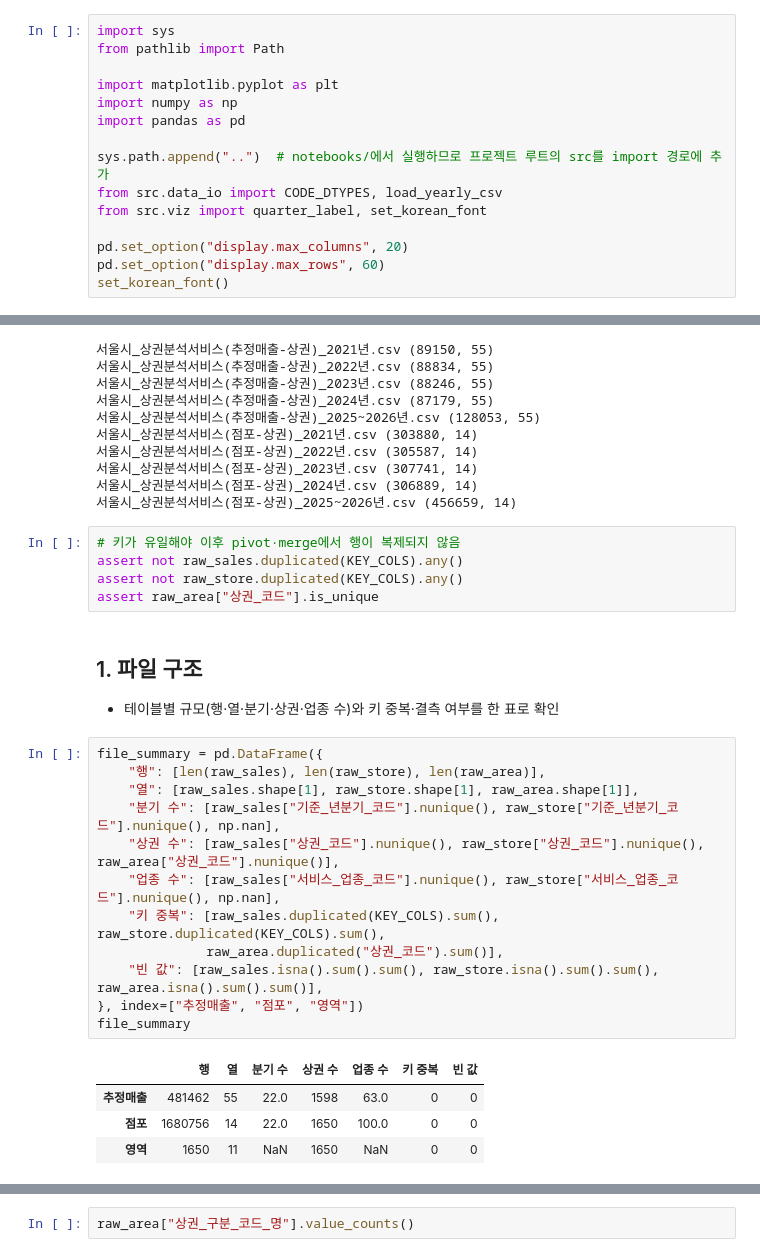
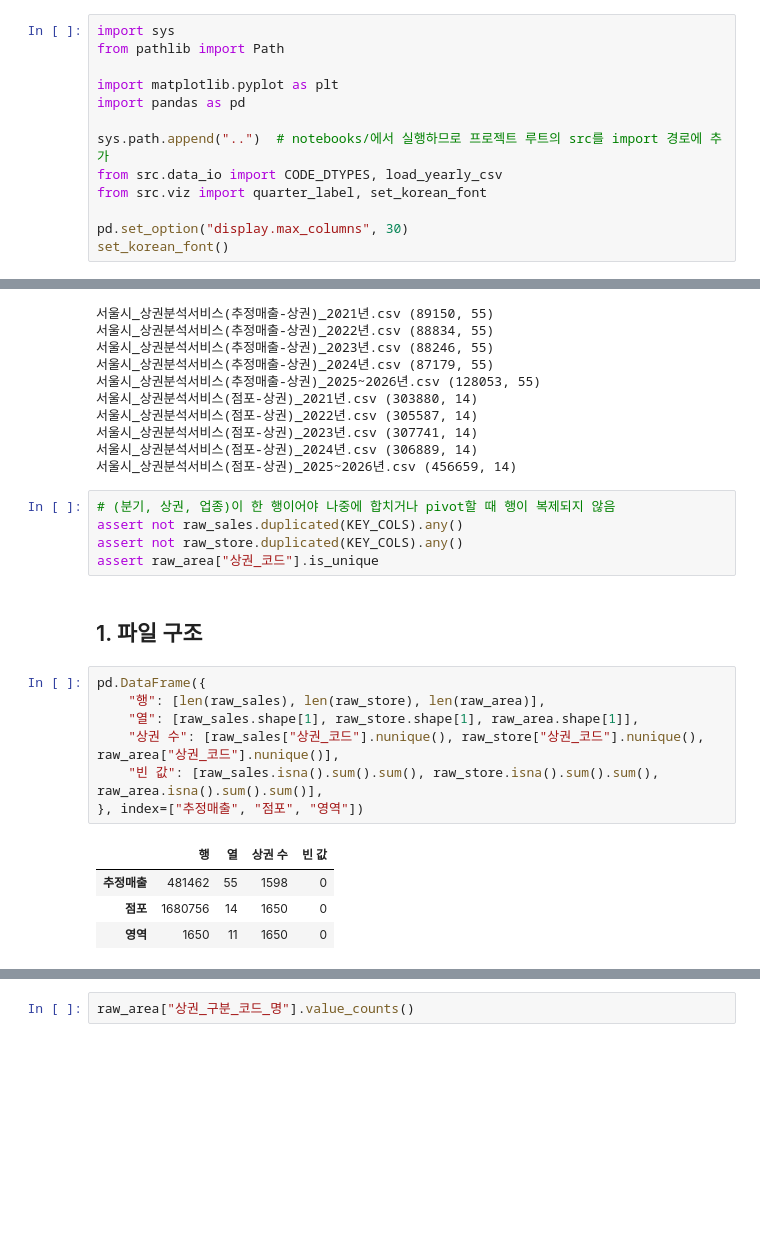
Before and after one commit to baebokchii/seoul-cafe-location-analysis, a Jupyter notebook: notebooks/01_데이터파악.ipynb, the cells around one changed output, grey strips where cells are left out. Saved outputs shown, nothing was run; the diff lists cells and outputs as text; blank space fills up the shorter version.

```diff
--- a/notebooks/01_데이터파악.ipynb
+++ b/notebooks/01_데이터파악.ipynb
@@ -22,15 +16,13 @@ import sys
 from pathlib import Path
 
 import matplotlib.pyplot as plt
-import numpy as np
 import pandas as pd
 
 sys.path.append("..")  # notebooks/에서 실행하므로 프로젝트 루트의 src를 import 경로에 추가
 from src.data_io import CODE_DTYPES, load_yearly_csv
 from src.viz import quarter_label, set_korean_font
 
-pd.set_option("display.max_columns", 20)
-pd.set_option("display.max_rows", 60)
+pd.set_option("display.max_columns", 30)
 set_korean_font()
 # %%
 RAW_DIR = Path("../data/raw")
@@ -69,28 +56,21 @@ raw_area = pd.read_csv(RAW_DIR / AREA_FILE, encoding="cp949", dtype=CODE_DTYPES)
 서울시_상권분석서비스(점포-상권)_2024년.csv (306889, 14)
 서울시_상권분석서비스(점포-상권)_2025~2026년.csv (456659, 14)
 # %%
-# 키가 유일해야 이후 pivot·merge에서 행이 복제되지 않음
+# (분기, 상권, 업종)이 한 행이어야 나중에 합치거나 pivot할 때 행이 복제되지 않음
 assert not raw_sales.duplicated(KEY_COLS).any()
 assert not raw_store.duplicated(KEY_COLS).any()
 assert raw_area["상권_코드"].is_unique
-# %% [markdown]
-## 1. 파일 구조
-
-- 테이블별 규모(행·열·분기·상권·업종 수)와 키 중복·결측 여부를 한 표로 확인
+# %% [markdown]
+## 1. 파일 구조
 # %%
-file_summary = pd.DataFrame({
+pd.DataFrame({
     "행": [len(raw_sales), len(raw_store), len(raw_area)],
     "열": [raw_sales.shape[1], raw_store.shape[1], raw_area.shape[1]],
-    "분기 수": [raw_sales["기준_년분기_코드"].nunique(), raw_store["기준_년분기_코드"].nunique(), np.nan],
     "상권 수": [raw_sales["상권_코드"].nunique(), raw_store["상권_코드"].nunique(), raw_area["상권_코드"].nunique()],
-    "업종 수": [raw_sales["서비스_업종_코드"].nunique(), raw_store["서비스_업종_코드"].nunique(), np.nan],
-    "키 중복": [raw_sales.duplicated(KEY_COLS).sum(), raw_store.duplicated(KEY_COLS).sum(),
-              raw_area.duplicated("상권_코드").sum()],
     "빈 값": [raw_sales.isna().sum().sum(), raw_store.isna().sum().sum(), raw_area.isna().sum().sum()],
 }, index=["추정매출", "점포", "영역"])
-file_summary
 # %% [output]
-|  | 행 | 열 | 분기 수 | 상권 수 | 업종 수 | 키 중복 | 빈 값 |
-| 추정매출 | 481462 | 55 | 22.0 | 1598 | 63.0 | 0 | 0 |
-| 점포 | 1680756 | 14 | 22.0 | 1650 | 100.0 | 0 | 0 |
-| 영역 | 1650 | 11 | NaN | 1650 | NaN | 0 | 0 |
+|  | 행 | 열 | 상권 수 | 빈 값 |
+| 추정매출 | 481462 | 55 | 1598 | 0 |
+| 점포 | 1680756 | 14 | 1650 | 0 |
+| 영역 | 1650 | 11 | 1650 | 0 |
```
Also changed, not shown: parts of 56 cells of this notebook, 30 other files.
